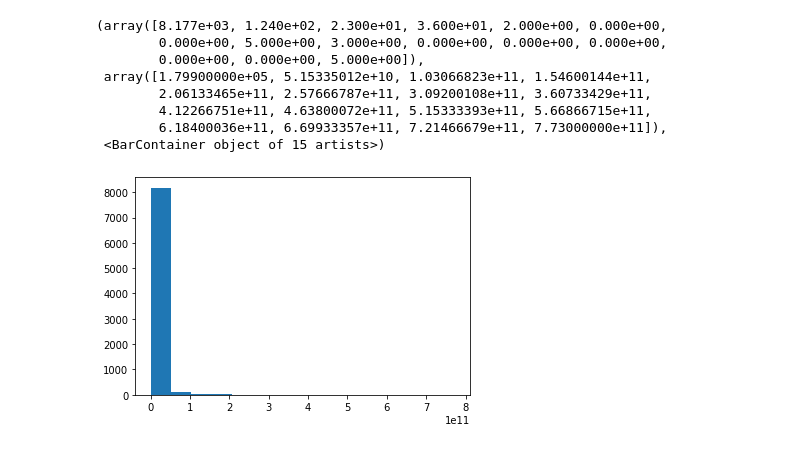
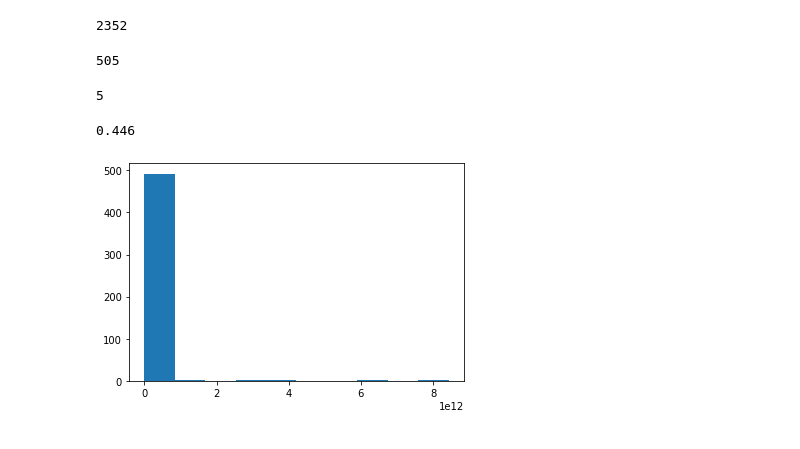
Before and after one commit to somjadhav/mutualfunds, a Jupyter notebook: main.ipynb, the cells around one changed output. Drawn from its saved outputs; the diff is of its cells as text; code cells hidden in the pictures.

```diff
--- a/main.ipynb
+++ b/main.ipynb
@@ -135,12 +147,35 @@ plt.show()
+# %%
+df_etfs = pd.read_csv('ETFs.csv',dtype=col_types)
+df_etfs.shape[0]
+# %% [output]
+2352
+# %%
+df_etfs = df_etfs[(df_etfs['investment'] == 'Blend') | (df_etfs['investment'] == 'Growth') | (df_etfs['investment'] == 'Value')]
+df_etfs = df_etfs[df_etfs['portfolio_stocks'] > 90]
+df_etfs = df_etfs[df_etfs['fund_return_10years'] != 0]
+# %%
+df_etfs = df_etfs[selected_columns]
+# %%
+df_etfs.shape[0]
+# %% [output]
+505
+# %%
+df_etfs.shape[0] - df_etfs.dropna().shape[0]
+# %% [output]
+5
+# %%
+df_etfs.dropna(inplace=True)
+# %%
+s_rets_etf = df_etfs['fund_return_10years']
+df_etfs = df_etfs.drop('fund_return_10years',axis=1)
+# %%
+s_rets_etf = s_rets_etf > 13.6
+s_rets_etf = s_rets_etf.astype(int)
+sum(s_rets_etf)/len(s_rets_etf)
+# %% [output]
+0.446
 # %%
-plt.hist(df_mf['net_assets'], bins=15)
+plt.hist(df_etfs['net_assets'])
+plt.show()
 # %% [output]
-(array([8.177e+03, 1.240e+02, 2.300e+01, 3.600e+01, 2.000e+00, 0.000e+00,
-        0.000e+00, 5.000e+00, 3.000e+00, 0.000e+00, 0.000e+00, 0.000e+00,
-        0.000e+00, 0.000e+00, 5.000e+00]),
- array([1.79900000e+05, 5.15335012e+10, 1.03066823e+11, 1.54600144e+11,
-        2.06133465e+11, 2.57666787e+11, 3.09200108e+11, 3.60733429e+11,
-        4.12266751e+11, 4.63800072e+11, 5.15333393e+11, 5.66866715e+11,
-        6.18400036e+11, 6.69933357e+11, 7.21466679e+11, 7.73000000e+11]),
- <BarContainer object of 15 artists>)
-[figure, old version]
+[figure, new version]
```
Also changed, not shown: parts of 29 cells of this notebook, 1 other file.
